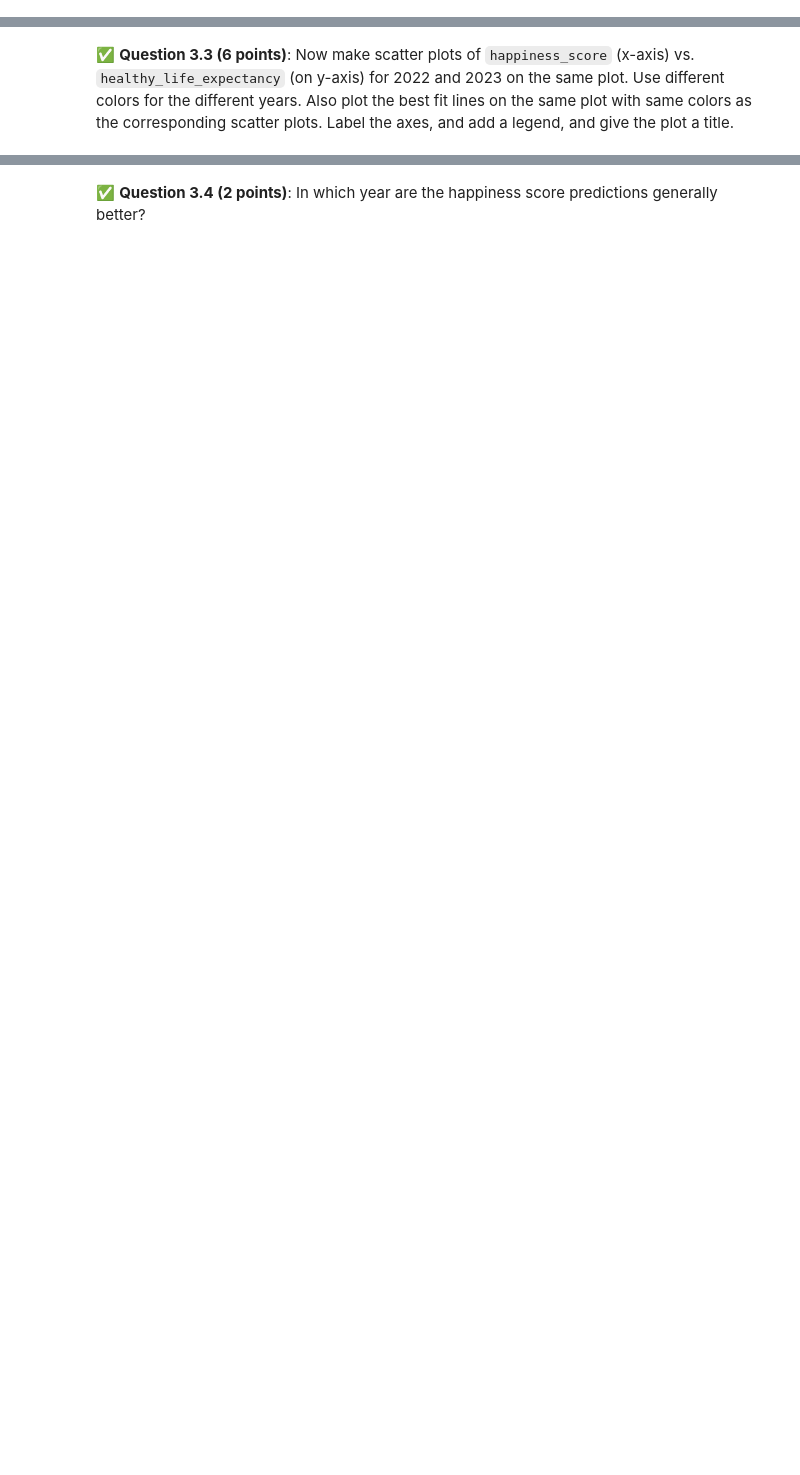
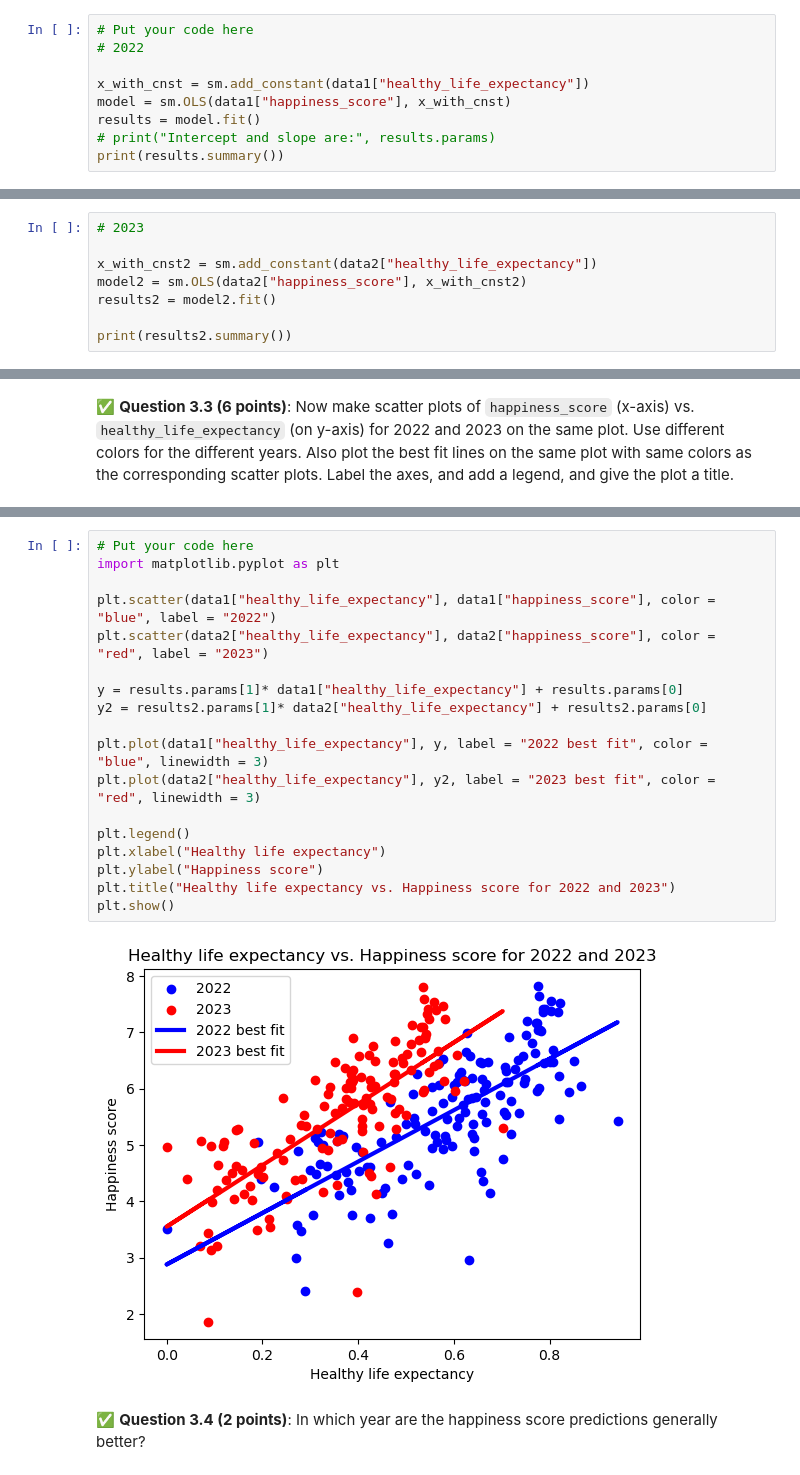
Before and after one commit to Jacob-Gross04/cmse202-s24-turnin, a Jupyter notebook: HW03/HW-03_Regression-S24-STUDENT.ipynb, the cells around one changed output, grey strips where cells are left out. Saved outputs shown, nothing was run; the diff lists cells and outputs as text; blank space fills up the shorter version.

```diff
--- a/HW03/HW-03_Regression-S24-STUDENT.ipynb
+++ b/HW03/HW-03_Regression-S24-STUDENT.ipynb
@@ -176,0 +177,9 @@ In this part, we'll perform some one-variable linear regression analysis on the
+# %%
+# Put your code here
+# 2022
+
+x_with_cnst = sm.add_constant(data1["healthy_life_expectancy"])
+model = sm.OLS(data1["happiness_score"], x_with_cnst)
+results = model.fit()
+# print("Intercept and slope are:", results.params)
+print(results.summary())
@@ -176,0 +204,8 @@ In this part, we'll perform some one-variable linear regression analysis on the
+# %%
+# 2023
+
+x_with_cnst2 = sm.add_constant(data2["healthy_life_expectancy"])
+model2 = sm.OLS(data2["happiness_score"], x_with_cnst2)
+results2 = model2.fit()
+
+print(results2.summary())
@@ -191,2 +259,22 @@ In this part, we'll perform some one-variable linear regression analysis on the
+# %%
+# Put your code here
+import matplotlib.pyplot as plt
+
+plt.scatter(data1["healthy_life_expectancy"], data1["happiness_score"], color = "blue", label = "2022")
+plt.scatter(data2["healthy_life_expectancy"], data2["happiness_score"], color = "red", label = "2023")
+
+y = results.params[1]* data1["healthy_life_expectancy"] + results.params[0]
+y2 = results2.params[1]* data2["healthy_life_expectancy"] + results2.params[0]
+
+plt.plot(data1["healthy_life_expectancy"], y, label = "2022 best fit", color = "blue", linewidth = 3)
+plt.plot(data2["healthy_life_expectancy"], y2, label = "2023 best fit", color = "red", linewidth = 3)
+
+plt.legend()
+plt.xlabel("Healthy life expectancy")
+plt.ylabel("Happiness score")
+plt.title("Healthy life expectancy vs. Happiness score for 2022 and 2023")
+plt.show()
+# %% [output]
+[figure, added]
 # %% [markdown]
 &#9989;  **Question 3.4 (2 points)**: In which year are the happiness score predictions generally better?
```
Also changed, not shown: parts of 21 cells of this notebook.
